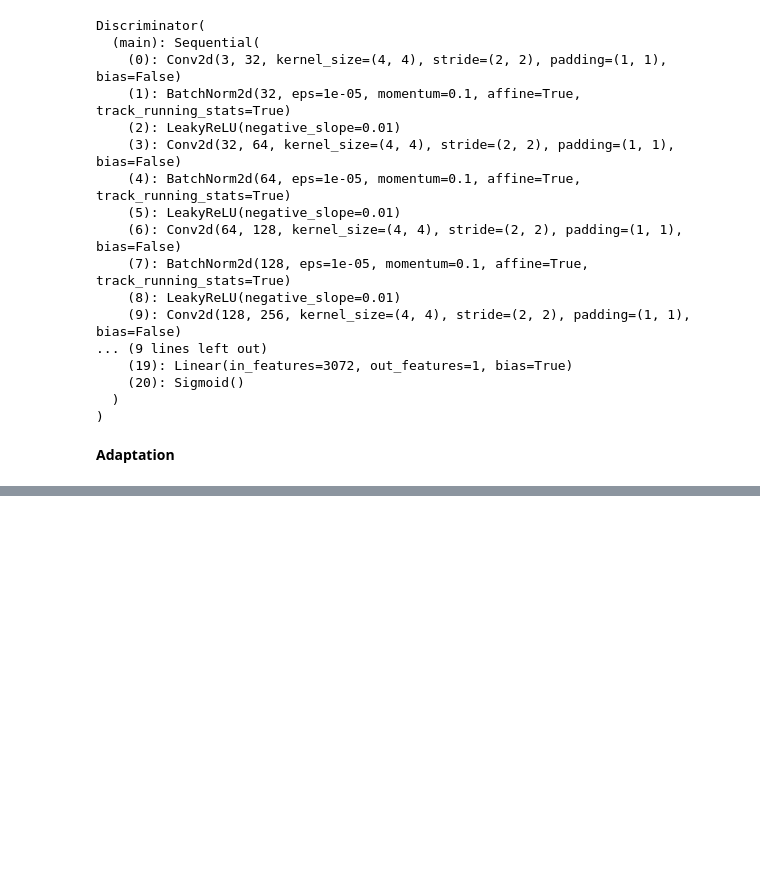
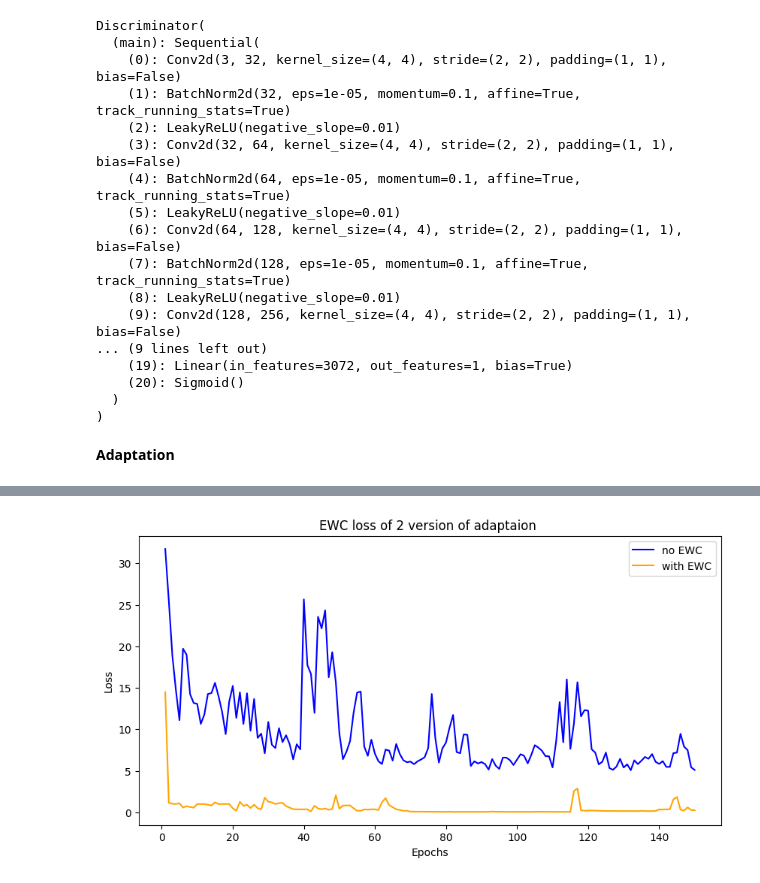
Before and after one commit to TGHuybu/GAN-Unlearning, a Jupyter notebook: thesis_core.ipynb, the cells around one changed output, grey strips where cells are left out. Drawn from its saved outputs; the diff is of its cells as text; code cells hidden in the pictures; blank space fills up the shorter version.

```diff
--- a/thesis_core.ipynb
+++ b/thesis_core.ipynb
@@ -314,14 +376,15 @@ import torch.autograd as autograd
+# %%
+dataset = ImageFolder(root='D:\FaceTest', transform=transform)
+dataloader = DataLoader(dataset, batch_size=batch_size, shuffle=True, num_workers=2, drop_last= True)
 # %%
-adapt_generator = Generator()
-std_generator = Generator()
-adapt_discriminator = Discriminator()
+adapt_generator1 = Generator()
+adapt_discriminator1 = Discriminator()
 
-adapt_generator.load_state_dict(torch.load('D:\G_md\epoch145.pth'))
-adapt_discriminator.load_state_dict(torch.load('D:\D_md\epoch145.pth'))
+adapt_generator1.load_state_dict(torch.load('D:\G_md\epoch145.pth'))
+adapt_discriminator1.load_state_dict(torch.load('D:\D_md\epoch145.pth'))
 
-adapt_generator.to(device)
-std_generator.to(device)
-adapt_discriminator.to(device)
+adapt_generator1.to(device)
+adapt_discriminator1.to(device)
 
-optimizer_g = optim.Adam(generator.parameters(), lr=0.0006, betas=(0.5, 0.999))
-optimizer_d = optim.Adam(discriminator.parameters(), lr=0.0001, betas=(0.5, 0.999))
+optimizer_g_ad1 = optim.Adam(adapt_generator1.parameters(), lr=0.0001, betas=(0.5, 0.999))
+optimizer_d_ad1 = optim.Adam(adapt_discriminator1.parameters(), lr=0.0001, betas=(0.5, 0.999))
@@ -394,3 +465,15 @@ dataloader = DataLoader(dataset, batch_size=batch_size, shuffle=True, num_worker
+# %%
+adapt_generator2 = Generator()
+adapt_discriminator2 = Discriminator()
+
+adapt_generator2.load_state_dict(torch.load('D:\G_md\epoch145.pth'))
+adapt_discriminator2.load_state_dict(torch.load('D:\D_md\epoch145.pth'))
+
+adapt_generator2.to(device)
+adapt_discriminator2.to(device)
+
+optimizer_g_ad2 = optim.Adam(adapt_generator2.parameters(), lr=0.0001, betas=(0.5, 0.999))
+optimizer_d_ad2 = optim.Adam(adapt_discriminator2.parameters(), lr=0.0001, betas=(0.5, 0.999))
 # %%
-ewc_gen = EWC(std_generator)
+ewc_gen = EWC(adapt_generator2)
 # %%
@@ -476,0 +563,11 @@ for epoch in range(num_epochs):
+# %%
+plt.figure(figsize=(10,5))
+plt.plot(range(1, len(zero_lamda_g_history) + 1), zero_lamda_g_history, 'b', label='no EWC')
+plt.plot(range(1, len(ad_g_history) + 1), ad_d_history, 'orange', label='with EWC')
+plt.title('EWC loss of 2 version of adaptaion ')
+plt.xlabel('Epochs')
+plt.ylabel('Loss')
+plt.legend()
+plt.show()
+# %% [output]
+[figure, added]
```
Also changed, not shown: parts of 13 cells of this notebook, 1 other file.
